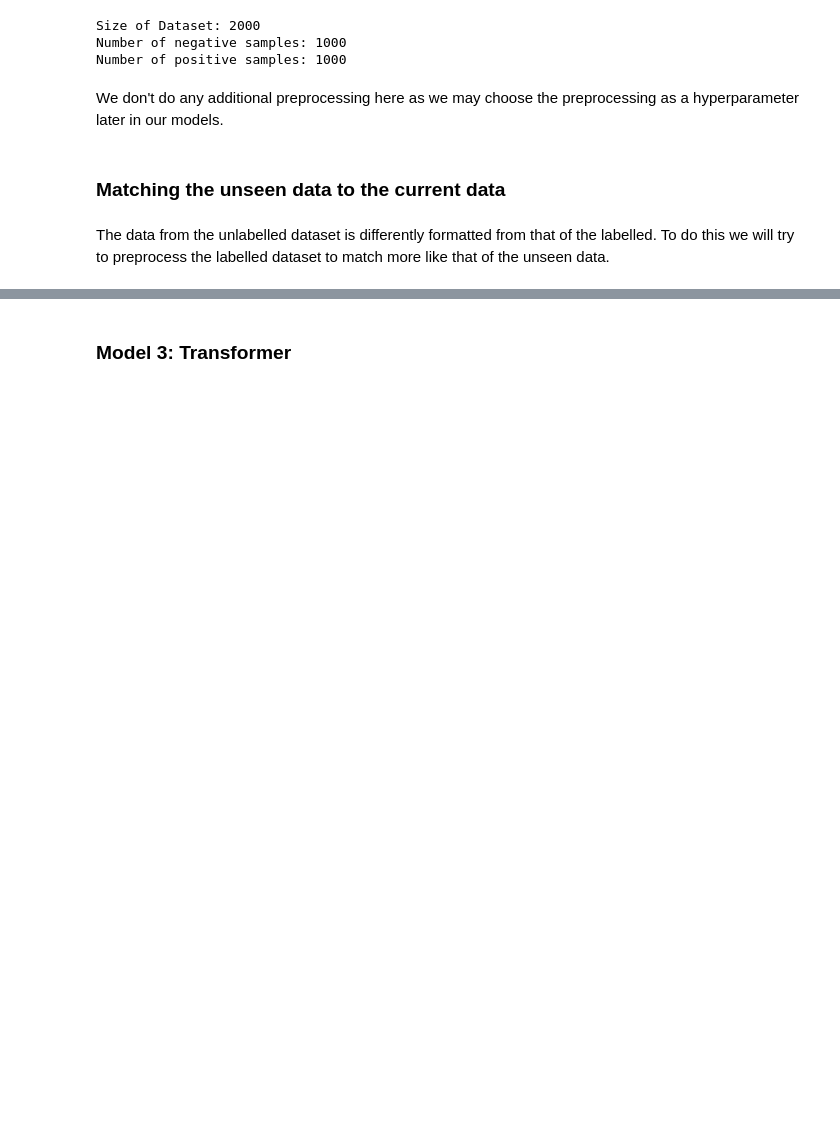
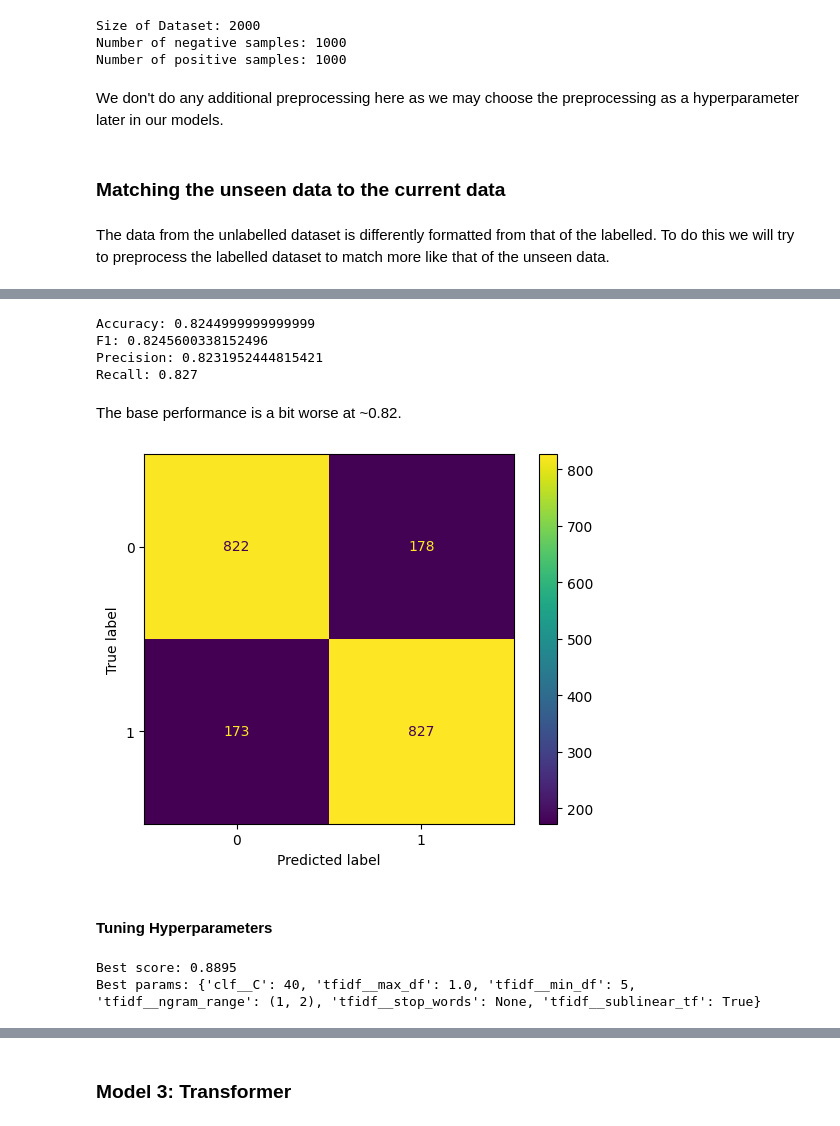
Before and after one commit to Vladislav-Antipin/nlp-document-classification, a Jupyter notebook: notebooks/rital_project/movies/movies.ipynb, the cells around one changed output, grey strips where cells are left out. Cells and saved outputs as stored; diff of their text form; code cells hidden in the pictures; blank space fills up the shorter version.

```diff
--- a/notebooks/rital_project/movies/movies.ipynb
+++ b/notebooks/rital_project/movies/movies.ipynb
@@ -547,0 +249,3 @@ plt.show()
+# %%
+best_model_svc.fit(x, y)
+y_unseen_pred = best_model_svc.predict(x_unseen)
@@ -547,0 +260,56 @@ plt.show()
+# %%
+model_lr = Pipeline([("tfidf", TfidfVectorizer()), ("clf", LogisticRegression())])
+
+scores = cross_validate(
+    model_lr,
+    x,
+    y,
+    cv=skf,
+    scoring=["accuracy", "f1", "precision", "recall"],
+)
+
+print("Accuracy:", np.mean(scores["test_accuracy"]))
+print("F1:", np.mean(scores["test_f1"]))
+print("Precision:", np.mean(scores["test_precision"]))
+print("Recall:", np.mean(scores["test_recall"]))
+# %% [output]
+Accuracy: 0.8244999999999999
+F1: 0.8245600338152496
+Precision: 0.8231952444815421
+Recall: 0.827
+# %% [markdown]
+The base performance is a bit worse at ~0.82.
+# %%
+y_pred = cross_val_predict(model_lr, x, y, cv=skf)
+
+cm = confusion_matrix(y, y_pred)
+disp = ConfusionMatrixDisplay(cm)
+disp.plot()
+plt.show()
+# %% [output]
+[figure, added]
+# %% [markdown]
+#### Tuning Hyperparameters
+# %%
+param_grid_lr = {
+    "tfidf__ngram_range": [(1, 1), (1, 2)],
+    "tfidf__min_df": [3, 5, 7],
+    "tfidf__max_df": [0.8, 0.9, 1.0],
+    "tfidf__stop_words": [None, "english"],
+    "tfidf__sublinear_tf": [False, True],
+    "clf__C": [10, 20, 40],
+}
+
+grid_lr = GridSearchCV(
+    model_lr, param_grid=param_grid_lr, cv=skf
+)  # The default scoring is "accuracy"
+
+grid_lr.fit(x, y)
+
+print(f"Best score: {grid_lr.best_score_}")
+print(f"Best params: {grid_lr.best_params_}")
+
+best_model_lr = grid_lr.best_estimator_
+# %% [output]
+Best score: 0.8895
+Best params: {'clf__C': 40, 'tfidf__max_df': 1.0, 'tfidf__min_df': 5, 'tfidf__ngram_range': (1, 2), 'tfidf__stop_words': None, 'tfidf__sublinear_tf': True}
```
Also changed, not shown: parts of 132 cells of this notebook, 47 other files.
